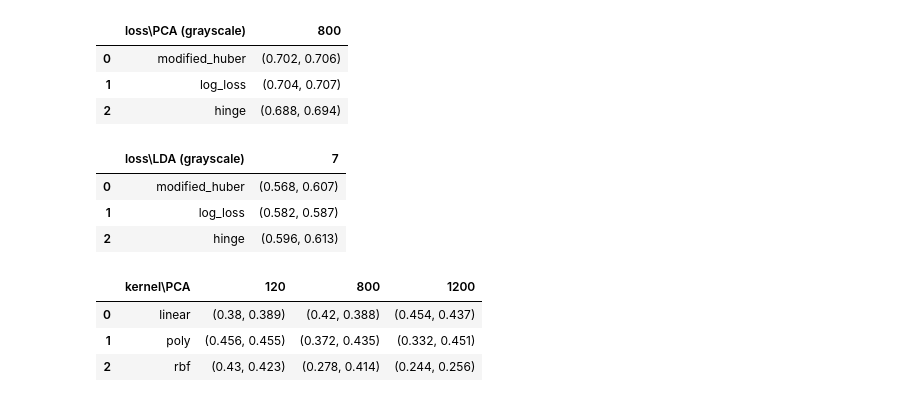
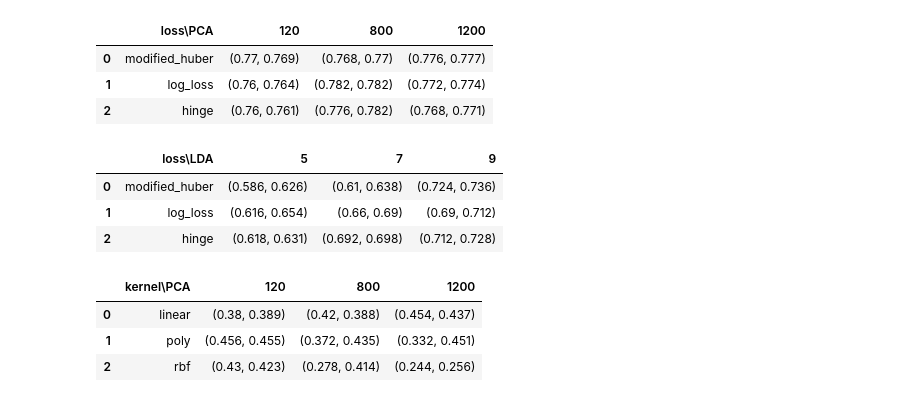
Before and after one commit to bonoldie/ML_exam, a Jupyter notebook: nb_vgg.ipynb, the cells around one changed output. Cells and saved outputs as stored; diff of their text form; code cells hidden in the pictures.

```diff
--- a/nb_vgg.ipynb
+++ b/nb_vgg.ipynb
@@ -276,7 +341,7 @@ for k_idx,k in enumerate(k_to_test['LDA']):
         precision = round(precision_score(dataset['valid']['labels'], preds, average='macro'),3)
 
         KNN_LDA_stats[k_idx].insert(n_components_idx + 1,(accuracy, precision))
-        ConfusionMatrixDisplay(confusion_matrix(dataset['valid']['labels'], preds),display_labels=dataset['valid']['unique_labels']).plot()
+        # ConfusionMatrixDisplay(confusion_matrix(dataset['valid']['labels'], preds),display_labels=dataset['valid']['unique_labels']).plot()
 
 
 KNN_LDA_df = pd.DataFrame(KNN_LDA_stats, columns=['k\\LDA components'] + n_components_to_test['LDA'])
@@ -389,43 +454,43 @@ for loss_idx,loss in enumerate(losses_to_test['PCA']):
         svm.fit(PCAs_results['train'][n_components], dataset['train']['labels'])
 
         preds = svm.predict(PCAs_results['valid'][n_components])
 
         accuracy = round(accuracy_score(dataset['valid']['labels'], preds), 3)
         precision = round(precision_score(dataset['valid']['labels'], preds, average='macro'),3)
 
         SGD_PCA_grayscale_stats[loss_idx].insert(n_components_idx + 1,(accuracy, precision))
         # ConfusionMatrixDisplay(confusion_matrix(dataset['valid']['labels'], preds),display_labels=dataset['valid']['unique_labels']).plot()
 
-SGD_PCA_df = pd.DataFrame(SGD_PCA_grayscale_stats, columns=['loss\\PCA (grayscale)'] + n_components_to_test['PCA'])
+SGD_PCA_df = pd.DataFrame(SGD_PCA_grayscale_stats, columns=['loss\\PCA'] + n_components_to_test['PCA'])
 display(SGD_PCA_df)
 
 for loss_idx,loss in enumerate(losses_to_test['LDA']):
 
     SGD_LDA_grayscale_stats.insert(loss_idx,[loss])
 
     for n_components_idx, n_components in enumerate(n_components_to_test['LDA']):
         svm = OneVsOneClassifier(SGDClassifier(loss=loss, max_iter=10000 ))
 
         svm.fit(LDAs_results['train'][n_components], dataset['train']['labels'])
 
         preds = svm.predict(LDAs_results['valid'][n_components])
 
         accuracy = round(accuracy_score(dataset['valid']['labels'], preds), 3)
         precision = round(precision_score(dataset['valid']['labels'], preds, average='macro'),3)
 
         SGD_LDA_grayscale_stats[loss_idx].insert(n_components_idx + 1,(accuracy, precision))
 
-SGD_LDA_df = pd.DataFrame(SGD_LDA_grayscale_stats, columns=['loss\\LDA (grayscale)'] + n_components_to_test['LDA'])
+SGD_LDA_df = pd.DataFrame(SGD_LDA_grayscale_stats, columns=['loss\\LDA'] + n_components_to_test['LDA'])
 display(SGD_LDA_df)
 # %% [output]
-|  | loss\PCA (grayscale) | 800 |
-| 0 | modified_huber | (0.702, 0.706) |
-| 1 | log_loss | (0.704, 0.707) |
-| 2 | hinge | (0.688, 0.694) |
+|  | loss\PCA | 120 | 800 | 1200 |
+| 0 | modified_huber | (0.77, 0.769) | (0.768, 0.77) | (0.776, 0.777) |
+| 1 | log_loss | (0.76, 0.764) | (0.782, 0.782) | (0.772, 0.774) |
+| 2 | hinge | (0.76, 0.761) | (0.776, 0.782) | (0.768, 0.771) |
-|  | loss\LDA (grayscale) | 7 |
-| 0 | modified_huber | (0.568, 0.607) |
-| 1 | log_loss | (0.582, 0.587) |
-| 2 | hinge | (0.596, 0.613) |
+|  | loss\LDA | 5 | 7 | 9 |
+| 0 | modified_huber | (0.586, 0.626) | (0.61, 0.638) | (0.724, 0.736) |
+| 1 | log_loss | (0.616, 0.654) | (0.66, 0.69) | (0.69, 0.712) |
+| 2 | hinge | (0.618, 0.631) | (0.692, 0.698) | (0.712, 0.728) |
 # %%
 # Classification - KRR
 
```
Also changed, not shown: parts of 7 cells of this notebook, 1 other file.
